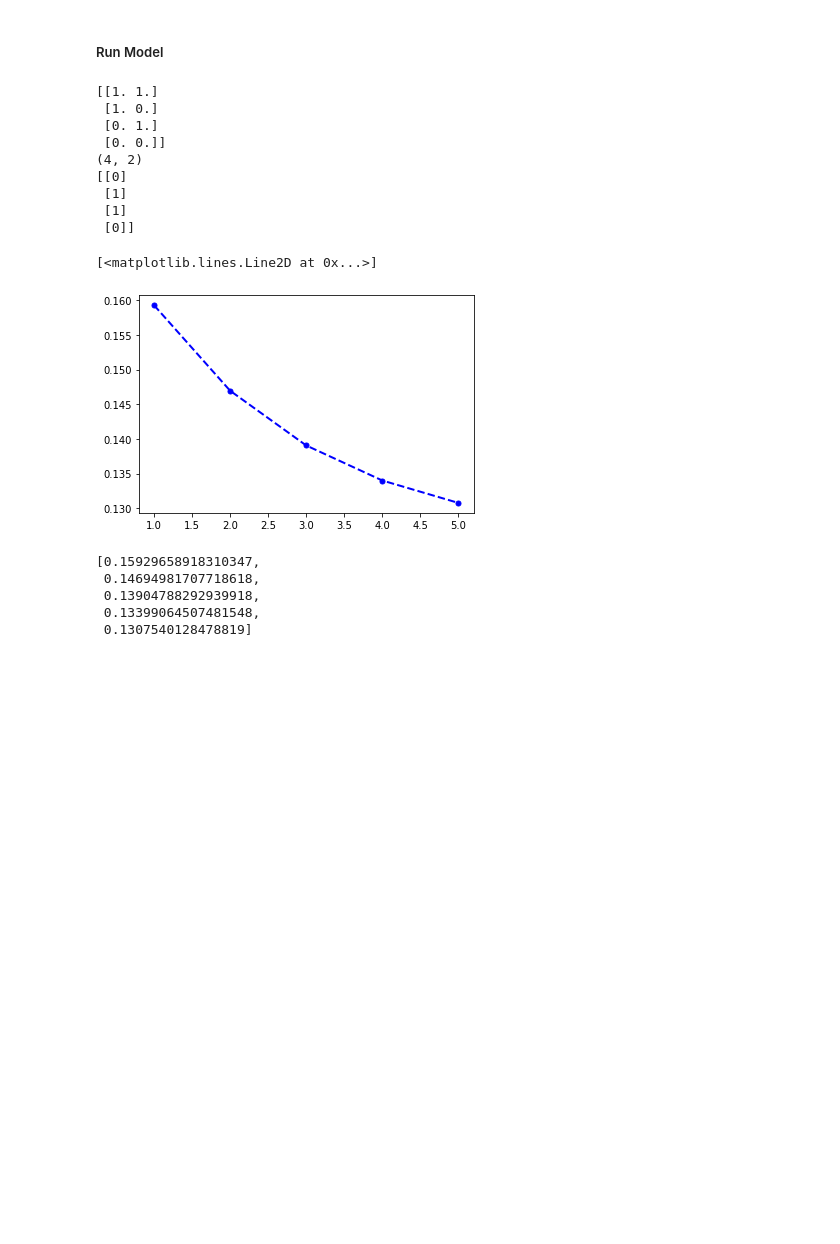
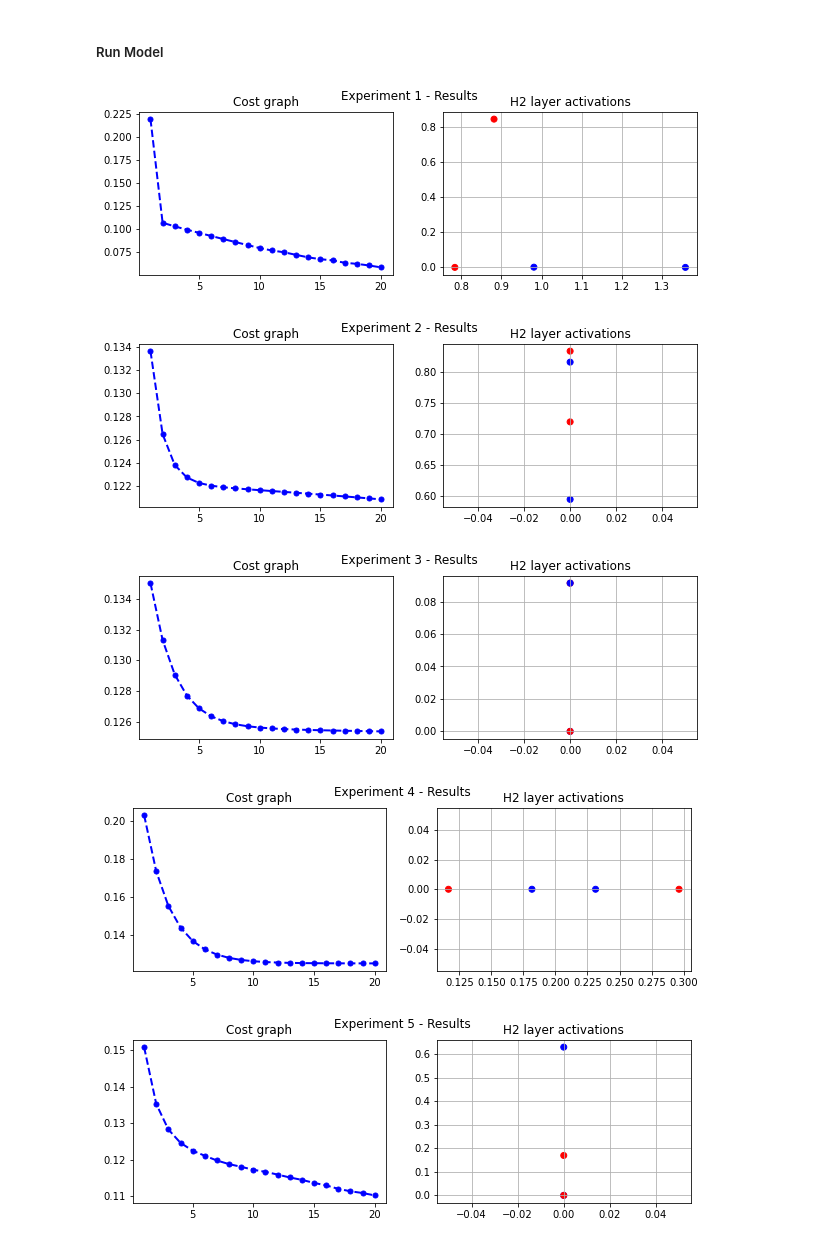
Before and after one commit to CarlosGarlem/StatisticalLearning_2, a Jupyter notebook: Lab5/BrackPropagation.ipynb, the cells around one changed output. Drawn from its saved outputs; the diff is of its cells as text; code cells hidden in the pictures; blank space fills up the shorter version.

Commit message:
Hidden layers space representations

```diff
--- a/Lab5/BrackPropagation.ipynb
+++ b/Lab5/BrackPropagation.ipynb
@@ -78,7 +128,7 @@ def cost_derivative(y_hat, y):
 # %%
 def train_network(X, Y, epochs, lr):
     costs = []
-    weights = initialize_weights(X.shape[1], [8,2,1])
+    weights = initialize_weights(X.shape[1], [4,2,1])
     for epoch in range(1, epochs + 1):
         zs, activations = forward_propagation(X, weights)
         costs.append(getCost(activations[-1], Y))
@@ -150,23 +140,25 @@ def backward_propagation(zs, activations, y, W):
 # %% [markdown]
 ##### Run Model
+# %%
+def printResults(costs, activations, i):
+    colours = ListedColormap(['r','b'])
+    h2_activations = activations[2][:,:2]
+    classes = ["0","1"]
+
+    #costs
+    fig, ax = plt.subplots(nrows = 1, ncols = 2, figsize = (10,3))
+    ax[0].plot(np.arange(1, len(costs)+1), costs, 'bo--', linewidth=2, markersize=5)
+    ax[0].set_title('Cost graph')
+
+    #activations
+    ax[1].scatter(h2_activations[:,0], h2_activations[:, 1], c = list(y.flatten()), cmap = colours)
+    ax[1].set_title('H2 layer activations')
+
+    fig.suptitle('Experiment {} - Results'.format(i))
+    plt.grid(True)
+    plt.show()
+
+    return
 # %%
-x = np.array([[1, 1],
-              [1, 0],
-              [0, 1],
-              [0, 0]], dtype = 'float')
-
+x = np.array([[1, 1],[1, 0],[0, 1],[0, 0]], dtype = 'float')
 y = np.array([0,1,1,0]).reshape(4,1)
-
-print(x)
-print(x.shape)
-print(y)
-# %% [output]
-[[1. 1.]
- [1. 0.]
- [0. 1.]
- [0. 0.]]
-(4, 2)
-[[0]
- [1]
- [1]
- [0]]
@@ -176,15 +165,11 @@ print(y)
 # %%
-model_params, activations, costs = train_network(x, y, 5, 0.05)
+for i in range(1, 6):
+    model_params, activations, costs = train_network(x, y, 20, 0.05)
+    printResults(costs, activations, i)
+    print('\n')
+# %% [output]
+[figure, added]
+[figure, added]
+[figure, added]
+[figure, added]
+[figure, added]
-# %%
-plt.plot(np.arange(1, len(costs)+1), costs, 'bo--', linewidth=2, markersize=5)
-# %% [output]
-[<matplotlib.lines.Line2D at 0x...>]
-[figure, removed]
-# %%
-costs
-# %% [output]
-[0.15929658918310347,
- 0.14694981707718618,
- 0.13904788292939918,
- 0.13399064507481548,
- 0.1307540128478819]
```
Also changed, not shown: parts of 15 cells of this notebook.
